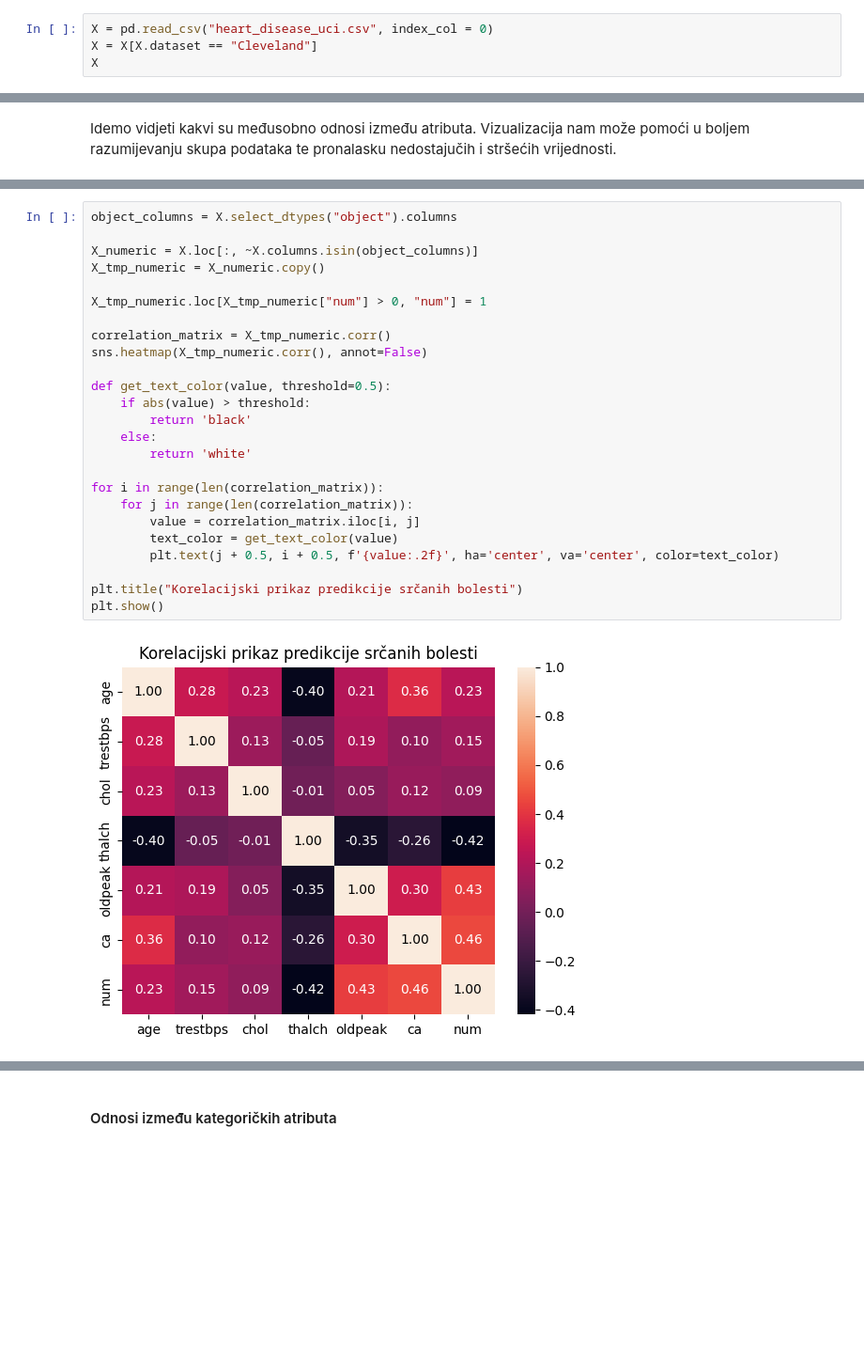
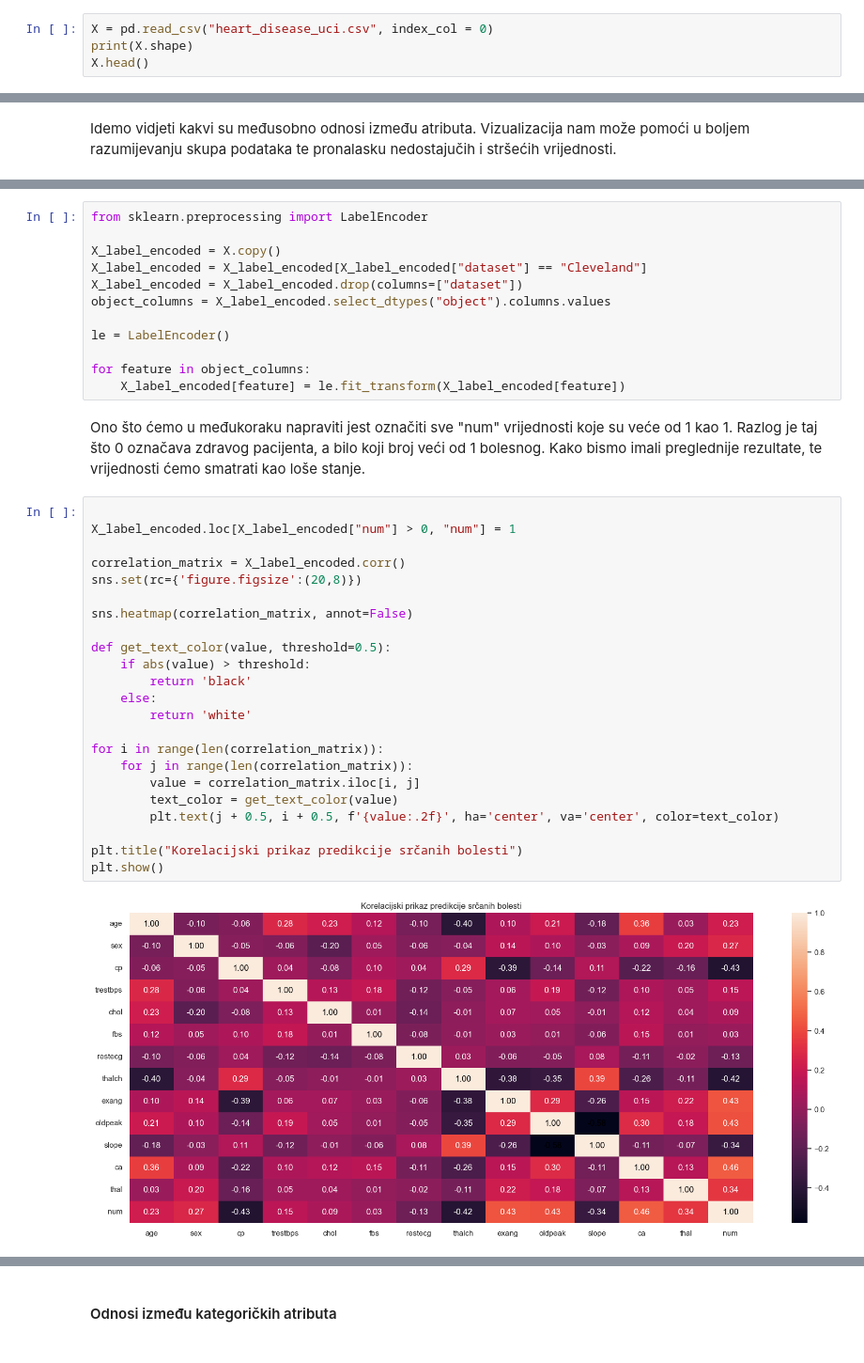
Before and after one commit to boltzman123/Heart-Failure-Disease-Prediction, a Jupyter notebook: Heart_Diesease_Detection.ipynb, the cells around one changed output, grey strips where cells are left out. Shown at 94% size. Cells and saved outputs as stored; diff of their text form; blank space fills up the shorter version.

```diff
--- a/Heart_Diesease_Detection.ipynb
+++ b/Heart_Diesease_Detection.ipynb
@@ -27,5 +27,5 @@ Obzirom da repliciramo rezultate istraživanja, u svrhu usporedbe koristit ćemo
 # %%
 X = pd.read_csv("heart_disease_uci.csv", index_col = 0)
-X = X[X.dataset == "Cleveland"]
-X
+print(X.shape)
+X.head()
 # %% [output]
@@ -112,28 +132,41 @@ dtype: object
+# %%
+from sklearn.preprocessing import LabelEncoder
+
+X_label_encoded = X.copy()
+X_label_encoded = X_label_encoded[X_label_encoded["dataset"] == "Cleveland"]
+X_label_encoded = X_label_encoded.drop(columns=["dataset"])
+object_columns = X_label_encoded.select_dtypes("object").columns.values
+
+le = LabelEncoder()
+
+for feature in object_columns:
+    X_label_encoded[feature] = le.fit_transform(X_label_encoded[feature])
+# %% [markdown]
+Ono što ćemo u međukoraku napraviti jest označiti sve "num" vrijednosti koje su veće od 1 kao 1. Razlog je taj što 0 označava zdravog pacijenta, a bilo koji broj veći od 1 bolesnog.
+Kako bismo imali preglednije rezultate, te vrijednosti ćemo smatrati kao loše stanje.
 # %%
-object_columns = X.select_dtypes("object").columns
 
-X_numeric = X.loc[:, ~X.columns.isin(object_columns)]
-X_tmp_numeric = X_numeric.copy()
+X_label_encoded.loc[X_label_encoded["num"] > 0, "num"] = 1
 
-X_tmp_numeric.loc[X_tmp_numeric["num"] > 0, "num"] = 1
+correlation_matrix = X_label_encoded.corr()
+sns.set(rc={'figure.figsize':(20,8)})
 
-correlation_matrix = X_tmp_numeric.corr()
-sns.heatmap(X_tmp_numeric.corr(), annot=False)
+sns.heatmap(correlation_matrix, annot=False)
 
 def get_text_color(value, threshold=0.5):
     if abs(value) > threshold:
         return 'black'
     else:
         return 'white'
 
 for i in range(len(correlation_matrix)):
     for j in range(len(correlation_matrix)):
         value = correlation_matrix.iloc[i, j]
         text_color = get_text_color(value)
         plt.text(j + 0.5, i + 0.5, f'{value:.2f}', ha='center', va='center', color=text_color)
 
 plt.title("Korelacijski prikaz predikcije srčanih bolesti")
 plt.show()
 # %% [output]
-[figure, old version]
+[figure, new version]
 # %% [markdown]
```
Also changed, not shown: parts of 24 cells of this notebook.
